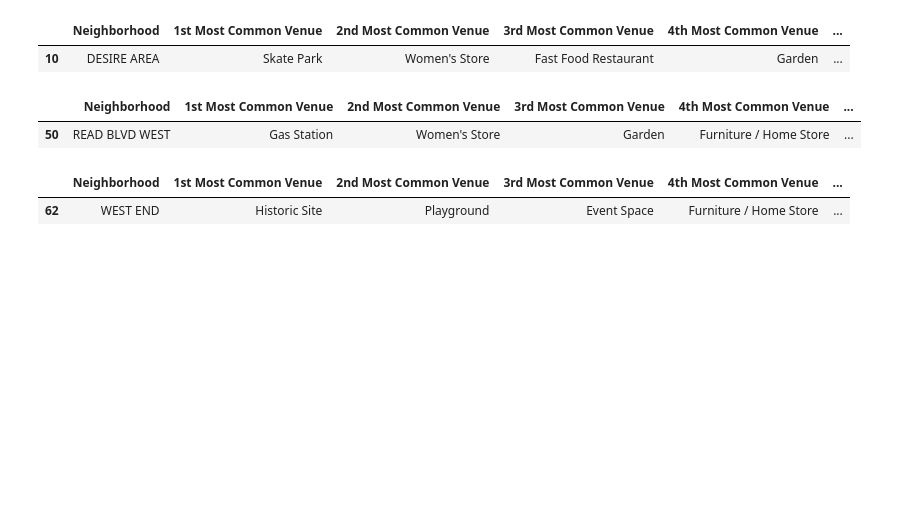
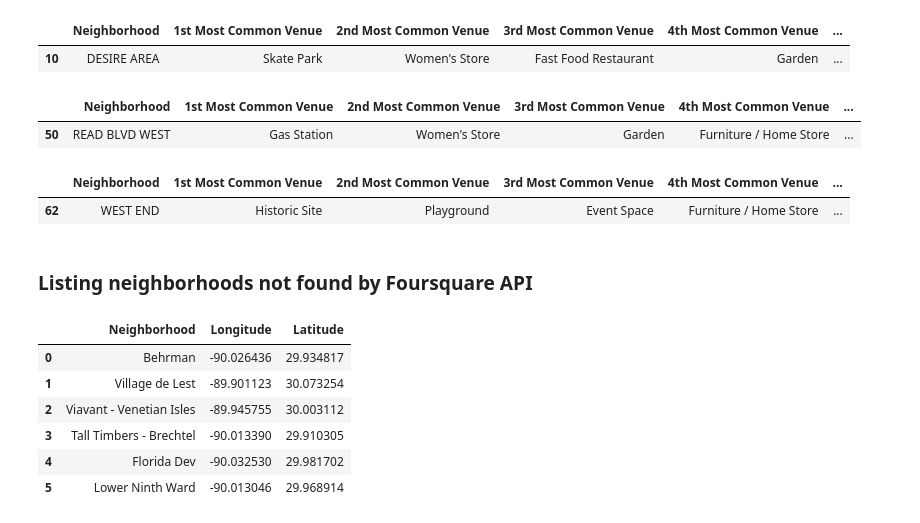
Before and after one commit to iakerber/Coursera_Capstone, a Jupyter notebook: Coursera_Capstone.ipynb, the cells around one changed output. Cells and saved outputs as stored; diff of their text form; code cells hidden in the pictures; blank space fills up the shorter version.

```diff
--- a/Coursera_Capstone.ipynb
+++ b/Coursera_Capstone.ipynb
@@ -596,3 +592,23 @@ newOrleans_merged.loc[newOrleans_merged['Cluster Labels'] == 6, newOrleans_merge
 # %% [output]
 |  | Neighborhood | 1st Most Common Venue | 2nd Most Common Venue | 3rd Most Common Venue | 4th Most Common Venue | ... |
 | 62 | WEST END | Historic Site | Playground | Event Space | Furniture / Home Store | ... |
+# %% [markdown]
+### Listing neighborhoods not found by Foursquare API
+# %%
+import pandas as pd
+#missing neighborhoods not returned by Foursquare API
+data = {'Neighborhood': ['Behrman','Village de Lest','Viavant - Venetian Isles','Tall Timbers - Brechtel','Florida Dev','Lower Ninth Ward'],
+           'Longitude': [ -90.02643585, -89.90112305,-89.945755,-90.01338959,-90.03252983,-90.01304626],
+           'Latitude': [ 29.9348167, 30.07325354, 30.00311157, 29.91030537,29.98170245, 29.96891424]
+             }
+df_missing = pd.DataFrame(data)
+# %%
+df_missing.head(6)
+# %% [output]
+|  | Neighborhood | Longitude | Latitude |
+| 0 | Behrman | -90.026436 | 29.934817 |
+| 1 | Village de Lest | -89.901123 | 30.073254 |
+| 2 | Viavant - Venetian Isles | -89.945755 | 30.003112 |
+| 3 | Tall Timbers - Brechtel | -90.013390 | 29.910305 |
+| 4 | Florida Dev | -90.032530 | 29.981702 |
+| 5 | Lower Ninth Ward | -90.013046 | 29.968914 |
```
Also changed, not shown: parts of 4 cells of this notebook.
